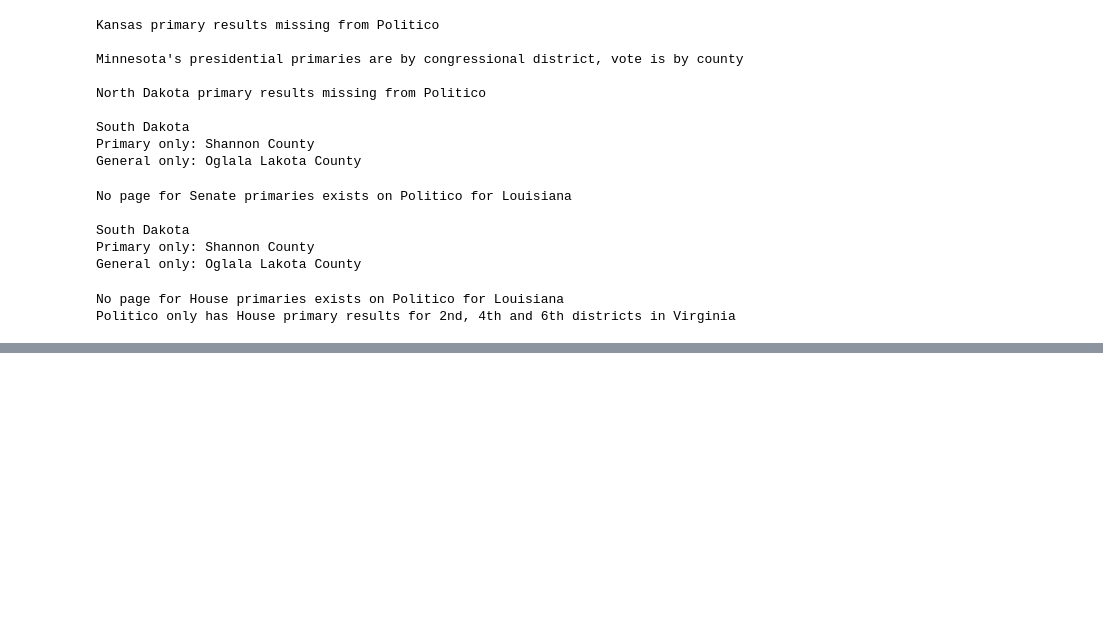
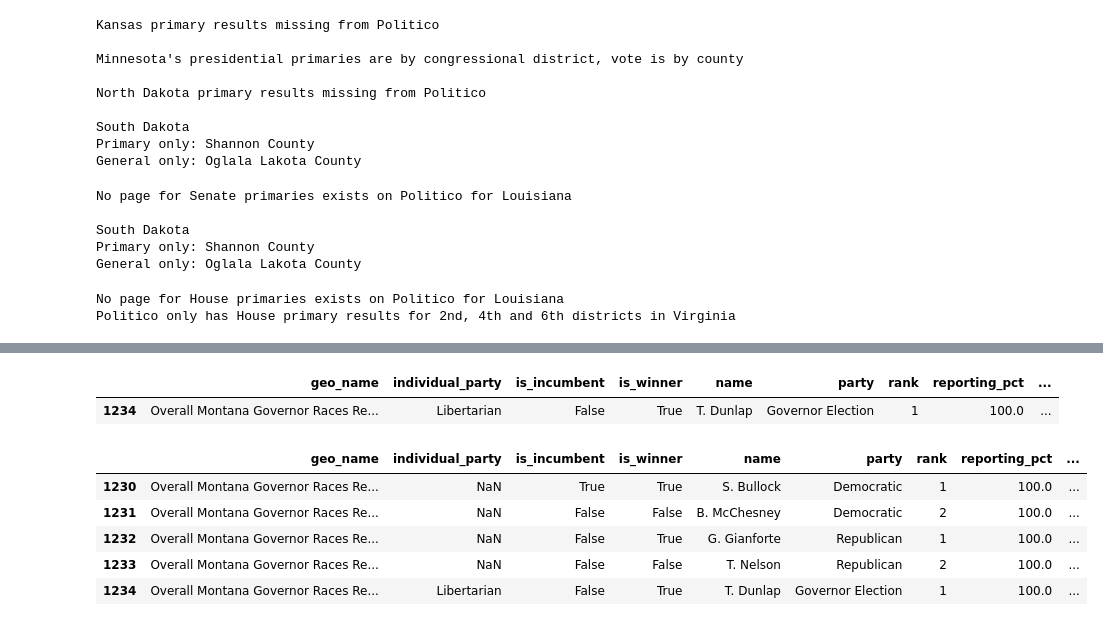
Before and after one commit to Prooffreader/election_2016_data, a Jupyter notebook: scripts/scrape_politico.ipynb, the cells around one changed output, grey strips where cells are left out. Cells and saved outputs as stored; diff of their text form; code cells hidden in the pictures; blank space fills up the shorter version.

```diff
--- a/scripts/scrape_politico.ipynb
+++ b/scripts/scrape_politico.ipynb
@@ -792,0 +840,20 @@ for section in ['House General Election', 'House Primaries']:
+# %%
+# describe dataframes one by one
+n = 0
+print (dfs2names[n])
+df = dfs2[dfs2names[n]]
+length = len(df)
+print ('len={}'.format(len(df)))
+for col in df.columns:
+    s = df[col]
+    print(col)
+    print('  dtype: {}'.format(s.dtype))
+    print('  null: {} ({:5.1f}%)'.format(sum(pd.isnull(s)), 100.0*sum(pd.isnull(s))/length))
+    print('  unique: {}'.format(len(s.unique())))
+    if len(s.unique()) < 15:
+        print('    {}'.format(', '.join([str(x) for x in s.unique()])))
+    vcs = s.value_counts()
+    vcs_name = vcs.index[0]
+    vcs_count = vcs.iloc[0]
+    print('  most common: {} ({} / {:5.1f}%)'.format(vcs_name, vcs_count, 100.0*vcs_count/length))
+n+=1
@@ -792,0 +913,2 @@ for section in ['House General Election', 'House Primaries']:
+# %%
+n += 1
@@ -792,0 +967,17 @@ for section in ['House General Election', 'House Primaries']:
+# %%
+print (dfs2names[n])
+df = dfs2[dfs2names[n]]
+length = len(df)
+print ('len={}'.format(len(df)))
+for col in df.columns:
+    s = df[col]
+    print(col)
+    print('  dtype: {}'.format(s.dtype))
+    print('  null: {} ({:5.1f}%)'.format(sum(pd.isnull(s)), 100.0*sum(pd.isnull(s))/length))
+    print('  unique: {}'.format(len(s.unique())))
+    if len(s.unique()) < 15:
+        print('    {}'.format(', '.join([str(x) for x in s.unique()])))
+    vcs = s.value_counts()
+    vcs_name = vcs.index[0]
+    vcs_count = vcs.iloc[0]
+    print('  most common: {} ({} / {:5.1f}%)'.format(vcs_name, vcs_count, 100.0*vcs_count/length))
@@ -792,0 +1002,16 @@ for section in ['House General Election', 'House Primaries']:
+# %%
+# investigate that 'Governor Election' party
+df[df.party == 'Governor Election']
+# %% [output]
+|  | geo_name | individual_party | is_incumbent | is_winner | name | party | rank | reporting_pct | ... |
+| 1234 | Overall Montana Governor Races Re... | Libertarian | False | True | T. Dunlap | Governor Election | 1 | 100.0 | ... |
+# %%
+# seems legit...
+df[df.geo_name.str.contains('Montana')]
+# %% [output]
+|  | geo_name | individual_party | is_incumbent | is_winner | name | party | rank | reporting_pct | ... |
+| 1230 | Overall Montana Governor Races Re... | NaN | True | True | S. Bullock | Democratic | 1 | 100.0 | ... |
+| 1231 | Overall Montana Governor Races Re... | NaN | False | False | B. McChesney | Democratic | 2 | 100.0 | ... |
+| 1232 | Overall Montana Governor Races Re... | NaN | False | True | G. Gianforte | Republican | 1 | 100.0 | ... |
+| 1233 | Overall Montana Governor Races Re... | NaN | False | False | T. Nelson | Republican | 2 | 100.0 | ... |
+| 1234 | Overall Montana Governor Races Re... | Libertarian | False | True | T. Dunlap | Governor Election | 1 | 100.0 | ... |
```
Also changed, not shown: parts of 40 cells of this notebook, 20 other files.
